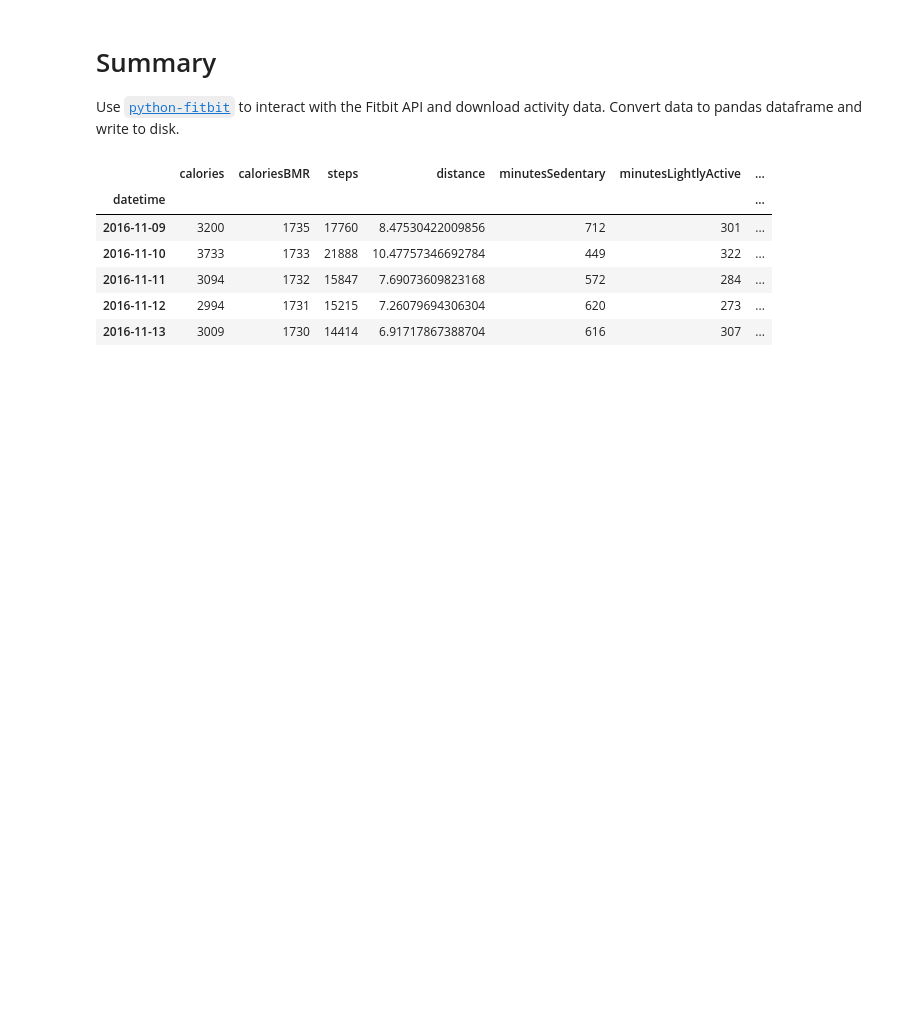
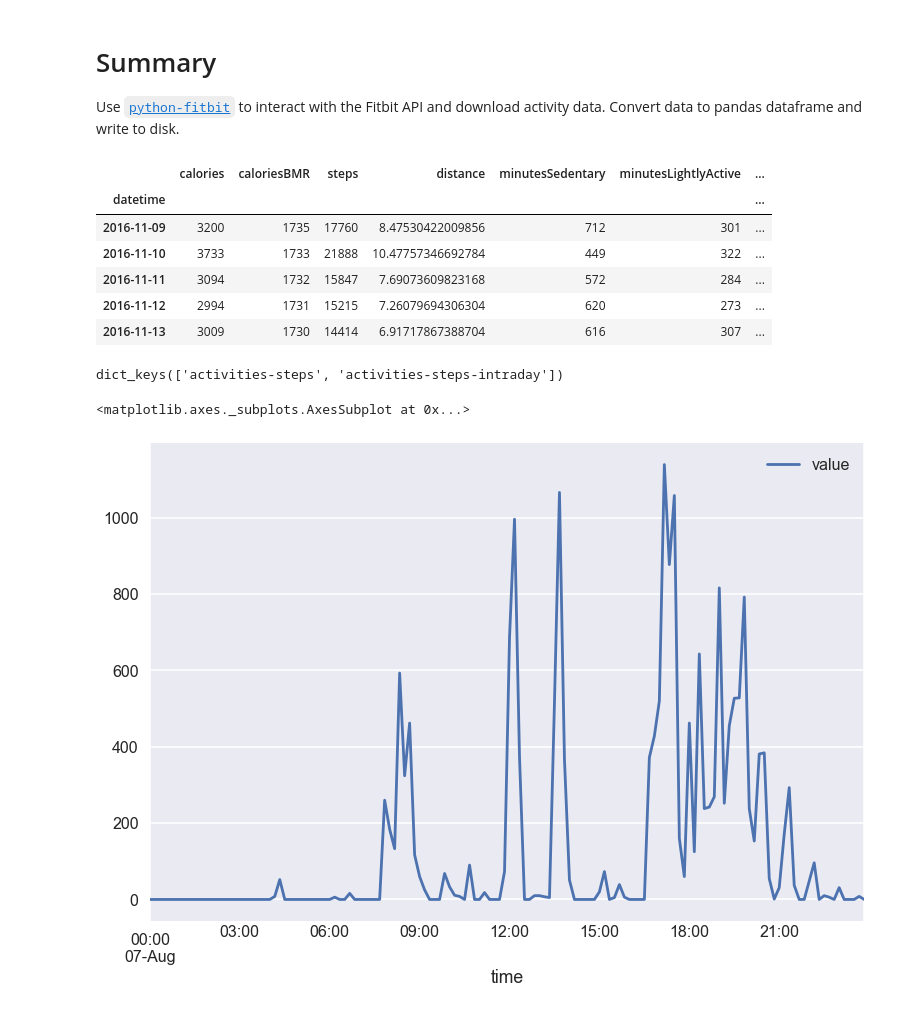
Before and after one commit to sbussmann/sleep-bit, a Jupyter notebook: notebooks/sbussmann_data-activity.ipynb, the cells around one changed output. Drawn from its saved outputs; the diff is of its cells as text; code cells hidden in the pictures; blank space fills up the shorter version.

```diff
--- a/notebooks/sbussmann_data-activity.ipynb
+++ b/notebooks/sbussmann_data-activity.ipynb
@@ -63,3 +63,22 @@ df_activity.head()
 # %%
 data_path = os.path.join(os.getcwd(), os.pardir, 'data', 'interim', 'activity_data.csv')
 df_activity.to_csv(data_path, index_label='datetime')
+# %%
+intraday = authd_client.intraday_time_series(
+    'activities/steps', base_date='2017-08-03', detail_level='1min')
+# %%
+intraday.keys()
+# %% [output]
+dict_keys(['activities-steps', 'activities-steps-intraday'])
+# %%
+df_day = pd.DataFrame(intraday['activities-steps-intraday']['dataset'])
+# %%
+df_day['time'] = pd.to_datetime(df_day['time'])
+df_day = df_day.set_index('time')
+# %%
+df15min = df_day.resample('10T').sum()
+# %%
+df15min.plot()
+# %% [output]
+<matplotlib.axes._subplots.AxesSubplot at 0x...>
+[figure, added]
```
Also changed, not shown: parts of 5 cells of this notebook.
